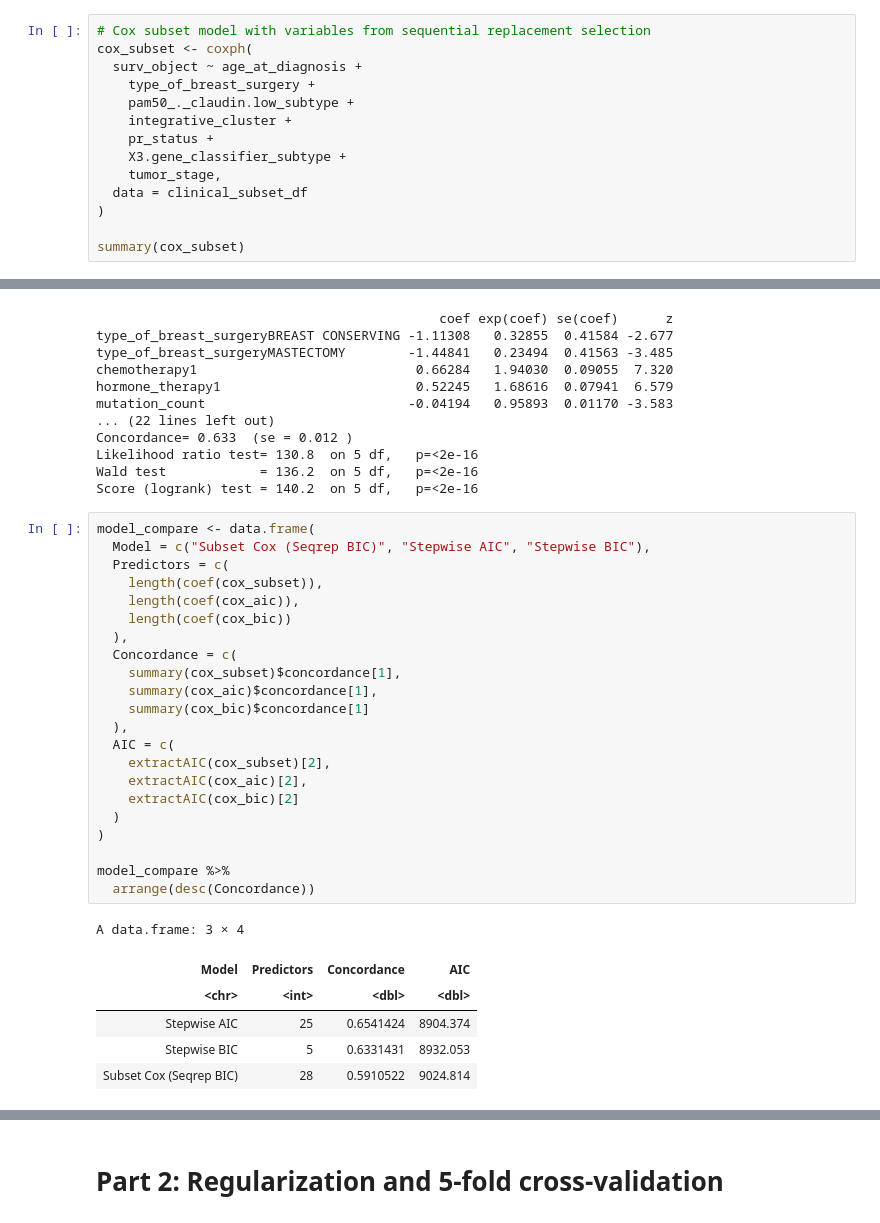
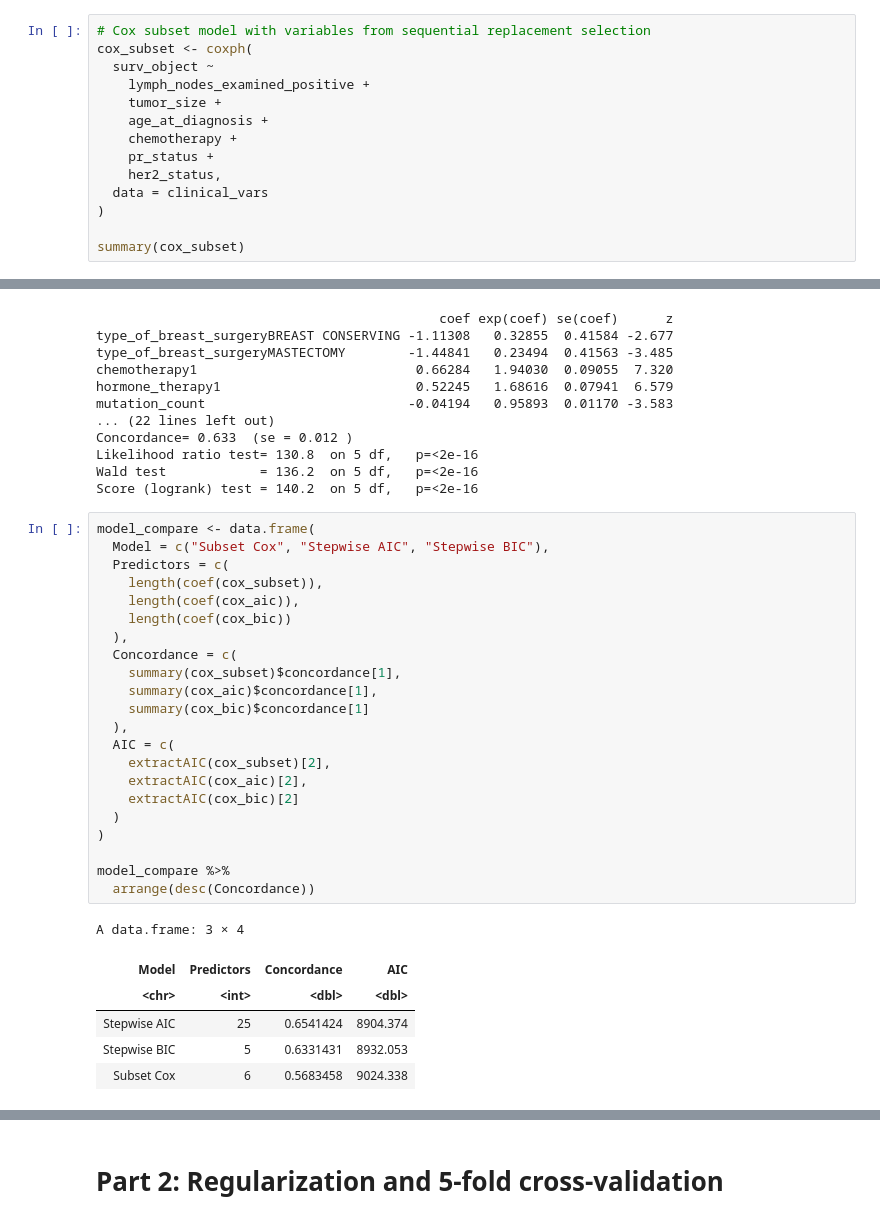
Before and after one commit to harrisdurrani/data_mining_project, a Jupyter notebook: Project (R code).ipynb, the cells around one changed output, grey strips where cells are left out. Saved outputs shown, nothing was run; the diff lists cells and outputs as text.

Commit message:
Merged Jessica's Code of proper substep demonstration despite model misalignment. This is for illustrative purposes.

```diff
--- a/Project (R code).ipynb
+++ b/Project (R code).ipynb
@@ -778,14 +832,14 @@ Reordering variables and trying again:
 # %%
 # Cox subset model with variables from sequential replacement selection
 cox_subset <- coxph(
-  surv_object ~ age_at_diagnosis +
-    type_of_breast_surgery +
-    pam50_._claudin.low_subtype +
-    integrative_cluster +
+  surv_object ~
+    lymph_nodes_examined_positive +
+    tumor_size +
+    age_at_diagnosis +
+    chemotherapy +
     pr_status +
-    X3.gene_classifier_subtype +
-    tumor_stage,
-  data = clinical_subset_df
+    her2_status,
+  data = clinical_vars
 )
 
 summary(cox_subset)
@@ -926,33 +950,33 @@ Wald test            = 136.2  on 5 df,   p=<2e-16
 Score (logrank) test = 140.2  on 5 df,   p=<2e-16
 # %%
 model_compare <- data.frame(
-  Model = c("Subset Cox (Seqrep BIC)", "Stepwise AIC", "Stepwise BIC"),
+  Model = c("Subset Cox", "Stepwise AIC", "Stepwise BIC"),
   Predictors = c(
     length(coef(cox_subset)),
     length(coef(cox_aic)),
     length(coef(cox_bic))
   ),
   Concordance = c(
     summary(cox_subset)$concordance[1],
     summary(cox_aic)$concordance[1],
     summary(cox_bic)$concordance[1]
   ),
   AIC = c(
     extractAIC(cox_subset)[2],
     extractAIC(cox_aic)[2],
     extractAIC(cox_bic)[2]
   )
 )
 
 model_compare %>%
   arrange(desc(Concordance))
 # %% [output]
 A data.frame: 3 × 4
 | Model | Predictors | Concordance | AIC |
 | <chr> | <int> | <dbl> | <dbl> |
 | Stepwise AIC | 25 | 0.6541424 | 8904.374 |
 | Stepwise BIC | 5 | 0.6331431 | 8932.053 |
-| Subset Cox (Seqrep BIC) | 28 | 0.5910522 | 9024.814 |
+| Subset Cox | 6 | 0.5683458 | 9024.338 |
 # %% [markdown]
 ## Compare subset to stepwise
 
```
Also changed, not shown: parts of 22 cells of this notebook, 1 other file.
